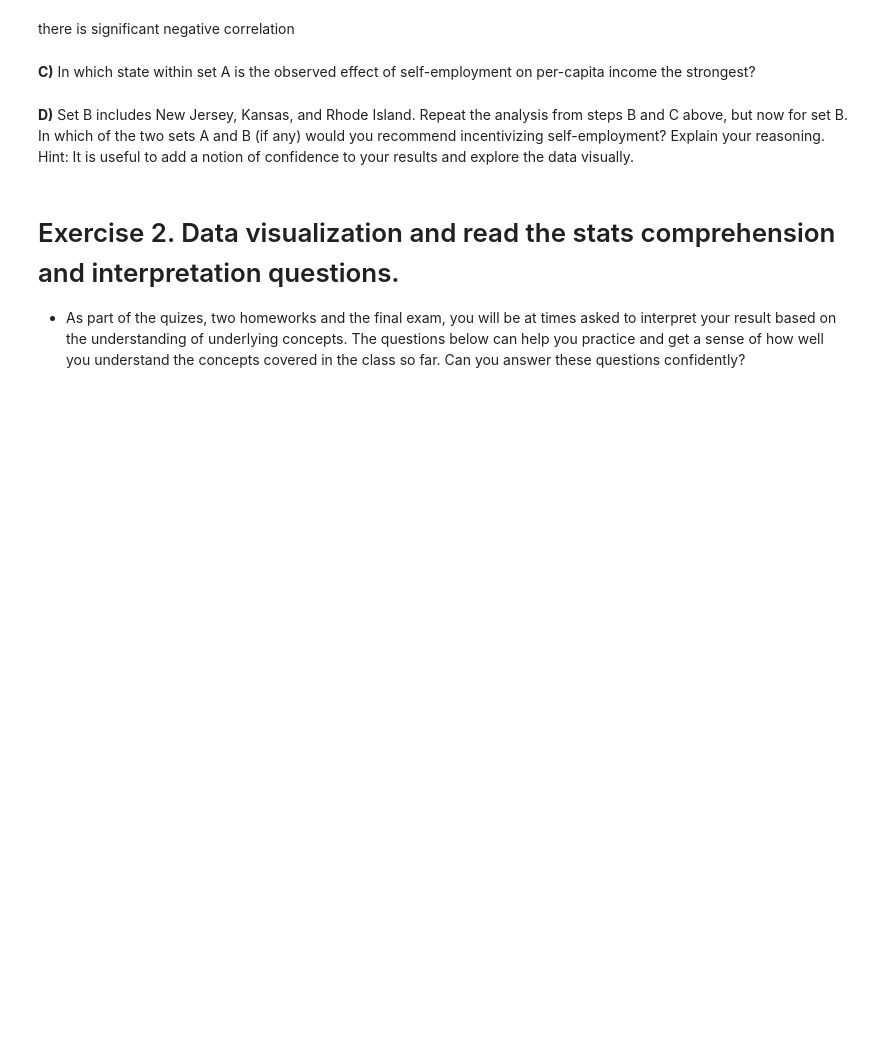
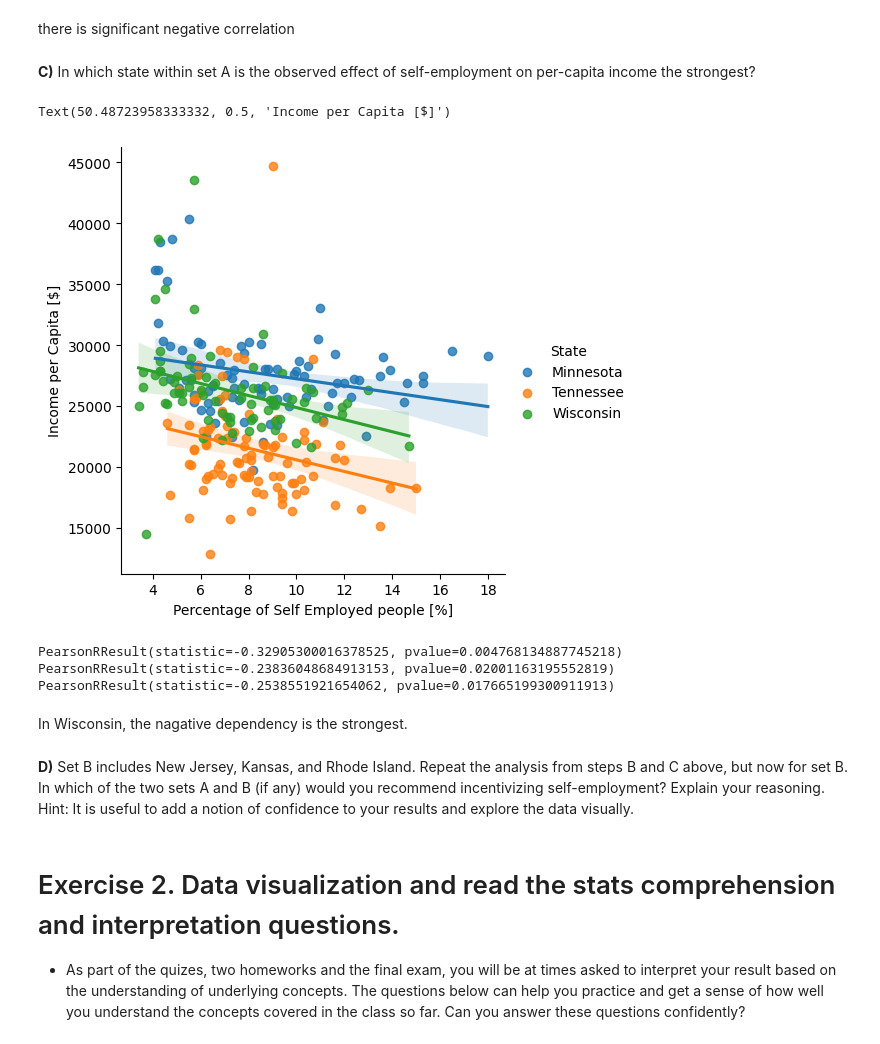
Before and after one commit to alexandraakrasnova/ADA-course-2024, a Jupyter notebook: Exercises/03 - Describing data/Describing_data_exercise.ipynb, the cells around one changed output. Cells and saved outputs as stored; diff of their text form; code cells hidden in the pictures; blank space fills up the shorter version.

```diff
--- a/Exercises/03 - Describing data/Describing_data_exercise.ipynb
+++ b/Exercises/03 - Describing data/Describing_data_exercise.ipynb
@@ -226,3 +224,24 @@ there is significant negative correlation
+# %%
+sn.lmplot(x='SelfEmployed', y='IncomePerCap', data=df_copy, hue='State')
+plt.xlabel("Percentage of Self Employed people [%]")
+plt.ylabel("Income per Capita [$]")
+# %% [output]
+Text(50.48723958333332, 0.5, 'Income per Capita [$]')
+[figure, added]
+# %%
+Wisconsin_per_capita_self_empl = df_copy.query("State == 'Wisconsin'")
+Tennessee_per_capita_self_empl = df_copy.query("State == 'Tennessee'")
+Minnesota_per_capita_self_empl = df_copy.query("State == 'Minnesota'")
+
+print(stats.pearsonr(Wisconsin_per_capita_self_empl['SelfEmployed'],Wisconsin_per_capita_self_empl['IncomePerCap']))
+print(stats.pearsonr(Tennessee_per_capita_self_empl['SelfEmployed'],Tennessee_per_capita_self_empl['IncomePerCap']))
+print(stats.pearsonr(Minnesota_per_capita_self_empl['SelfEmployed'],Minnesota_per_capita_self_empl['IncomePerCap']))
+# %% [output]
+PearsonRResult(statistic=-0.32905300016378525, pvalue=0.004768134887745218)
+PearsonRResult(statistic=-0.23836048684913153, pvalue=0.02001163195552819)
+PearsonRResult(statistic=-0.2538551921654062, pvalue=0.017665199300911913)
+# %% [markdown]
+In Wisconsin, the nagative dependency is the strongest.
 # %% [markdown]
 **D)** Set B includes New Jersey, Kansas, and Rhode Island. Repeat the analysis from steps B and C above, but now for set B. In which of the two sets A and B (if any) would you recommend incentivizing self-employment? Explain your reasoning. Hint: It is useful to add a notion of confidence to your results and explore the data visually.
 # %%
```
Also changed, not shown: parts of 23 cells of this notebook.
